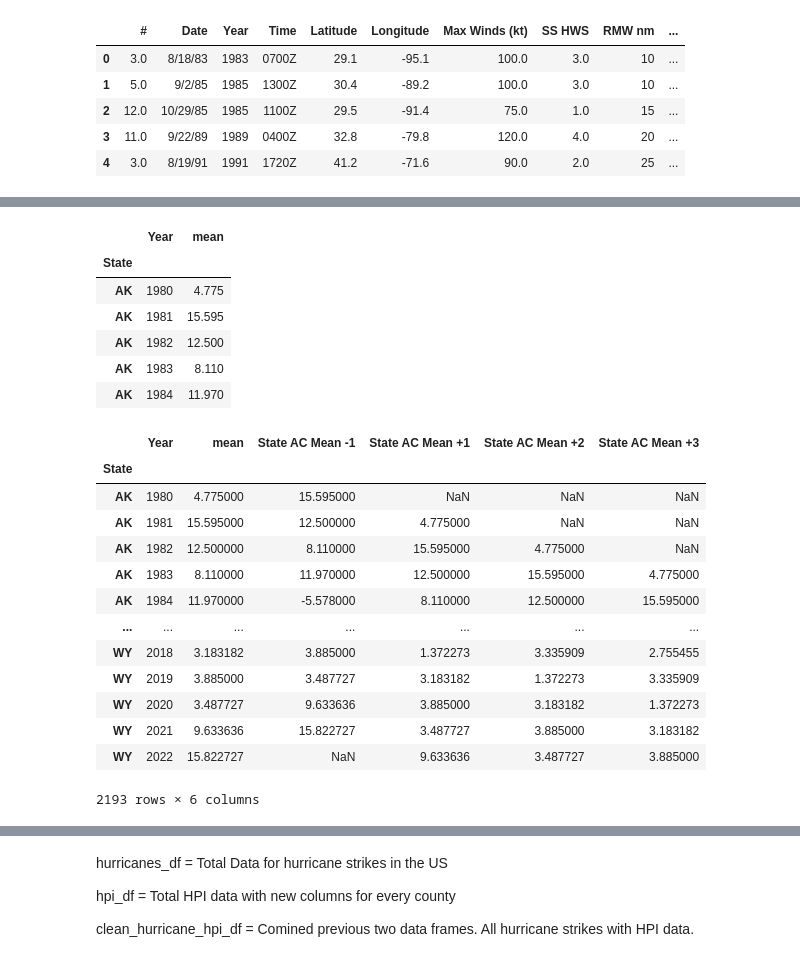
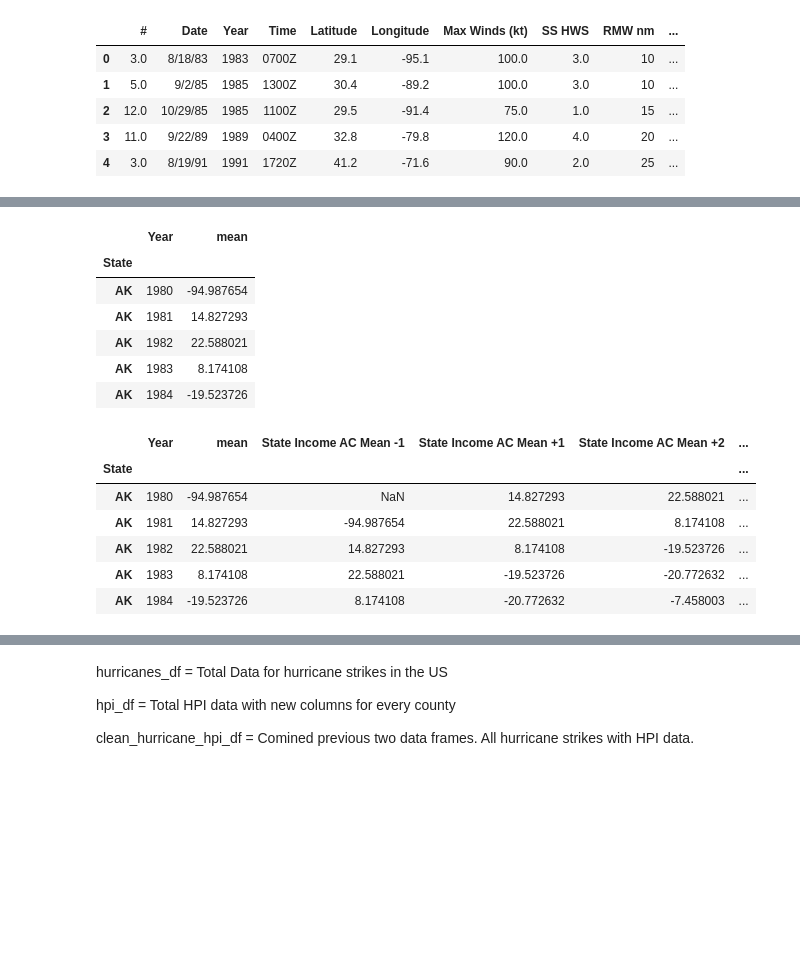
Before and after one commit to chrisadamsv/Dream-Team-Project1, a Jupyter notebook: Project_Data/Group 4 Project 1 MAIN.ipynb, the cells around one changed output, grey strips where cells are left out. Cells and saved outputs as stored; diff of their text form; code cells hidden in the pictures; blank space fills up the shorter version.

```diff
--- a/Project_Data/Group 4 Project 1 MAIN.ipynb
+++ b/Project_Data/Group 4 Project 1 MAIN.ipynb
@@ -349,8 +242,11 @@ income_hpi_df.head()
 #Save combined hpi and income df to directory
 income_hpi_df.to_csv('Output_CSVs/hpi_income_df.csv',index=False)
 # %%
+#Re-upload hpi csv to notebook
 hpi_income_df_csv = pd.read_csv('Output_CSVs/hpi_income_df.csv')
+#Convert 'FIPS code' to string again and add leading 0 back
 hpi_income_df_csv['FIPS code'] = hpi_income_df_csv['FIPS code'].astype(str)
+hpi_income_df_csv['PerCapita Income'] = hpi_income_df_csv['PerCapita Income'].astype(float)
 hpi_income_df_csv['FIPS code'] = hpi_income_df_csv['FIPS code'].apply(lambda x: x.zfill(5))
 hpi_income_df_csv.head()
 # %% [output]
@@ -363,0 +323,6 @@ hpi_income_df_csv.head()
+# %%
+#Create an aggregate table to determine mean by year and by state for HPI
+by_state_hpi = hpi_income_df_csv.groupby(['State','Year'])
+hpi_change_by_state = by_state_hpi['Annual HPI Change (%)'].agg(['mean'])
+hpi_change_by_state = hpi_change_by_state.reset_index(level=1)
+hpi_change_by_state.head()
@@ -424,35 +415,30 @@ change_by_nation.head()
 # %%
-by_state = hpi_income_df_csv.groupby(['State','Year'])
-change_by_state = by_state['Annual Change (%)'].agg(['mean'])
-change_by_state = change_by_state.reset_index(level=1)
-change_by_state.head()
+#Create an aggregate table to determine mean by year and by state for income
+by_state_income = hpi_income_df_csv.groupby(['State','Year'])
+income_change_by_state = by_state_hpi['Annual Income Change (%)'].agg(['mean'])
+income_change_by_state = income_change_by_state.reset_index(level=1)
+income_change_by_state.head()
 # %% [output]
 |  | Year | mean |
 | State |  |  |
-| AK | 1980 | 4.775 |
-| AK | 1981 | 15.595 |
-| AK | 1982 | 12.500 |
-| AK | 1983 | 8.110 |
-| AK | 1984 | 11.970 |
+| AK | 1980 | -94.987654 |
+| AK | 1981 | 14.827293 |
+| AK | 1982 | 22.588021 |
+| AK | 1983 | 8.174108 |
+| AK | 1984 | -19.523726 |
 # %%
-change_by_state['State AC Mean -1'] = change_by_state.groupby('State')['mean'].shift(-1)
-change_by_state['State AC Mean +1'] = change_by_state.groupby('State')['mean'].shift(1)
-change_by_state['State AC Mean +2'] = change_by_state.groupby('State')['mean'].shift(2)
-change_by_state['State AC Mean +3'] = change_by_state.groupby('State')['mean'].shift(3)
-change_by_state
+#Use shift function to get the values of the surrounding years into the same row
+income_change_by_state['State Income AC Mean -1'] = income_change_by_state.groupby('State')['mean'].shift(1)
+income_change_by_state['State Income AC Mean +1'] = income_change_by_state.groupby('State')['mean'].shift(-1)
+income_change_by_state['State Income AC Mean +2'] = income_change_by_state.groupby('State')['mean'].shift(-2)
+income_change_by_state['State Income AC Mean +3'] = income_change_by_state.groupby('State')['mean'].shift(-3)
+income_change_by_state.head()
 # %% [output]
-|  | Year | mean | State AC Mean -1 | State AC Mean +1 | State AC Mean +2 | State AC Mean +3 |
-| State |  |  |  |  |  |  |
-| AK | 1980 | 4.775000 | 15.595000 | NaN | NaN | NaN |
-| AK | 1981 | 15.595000 | 12.500000 | 4.775000 | NaN | NaN |
-| AK | 1982 | 12.500000 | 8.110000 | 15.595000 | 4.775000 | NaN |
-| AK | 1983 | 8.110000 | 11.970000 | 12.500000 | 15.595000 | 4.775000 |
-| AK | 1984 | 11.970000 | -5.578000 | 8.110000 | 12.500000 | 15.595000 |
-| ... | ... | ... | ... | ... | ... | ... |
-| WY | 2018 | 3.183182 | 3.885000 | 1.372273 | 3.335909 | 2.755455 |
-| WY | 2019 | 3.885000 | 3.487727 | 3.183182 | 1.372273 | 3.335909 |
-| WY | 2020 | 3.487727 | 9.633636 | 3.885000 | 3.183182 | 1.372273 |
-| WY | 2021 | 9.633636 | 15.822727 | 3.487727 | 3.885000 | 3.183182 |
-| WY | 2022 | 15.822727 | NaN | 9.633636 | 3.487727 | 3.885000 |
+|  | Year | mean | State Income AC Mean -1 | State Income AC Mean +1 | State Income AC Mean +2 | ... |
+| State |  |  |  |  |  | ... |
+| AK | 1980 | -94.987654 | NaN | 14.827293 | 22.588021 | ... |
+| AK | 1981 | 14.827293 | -94.987654 | 22.588021 | 8.174108 | ... |
+| AK | 1982 | 22.588021 | 14.827293 | 8.174108 | -19.523726 | ... |
+| AK | 1983 | 8.174108 | 22.588021 | -19.523726 | -20.772632 | ... |
+| AK | 1984 | -19.523726 | 8.174108 | -20.772632 | -7.458003 | ... |
-2193 rows × 6 columns
 # %%
```
Also changed, not shown: parts of 16 cells of this notebook.
